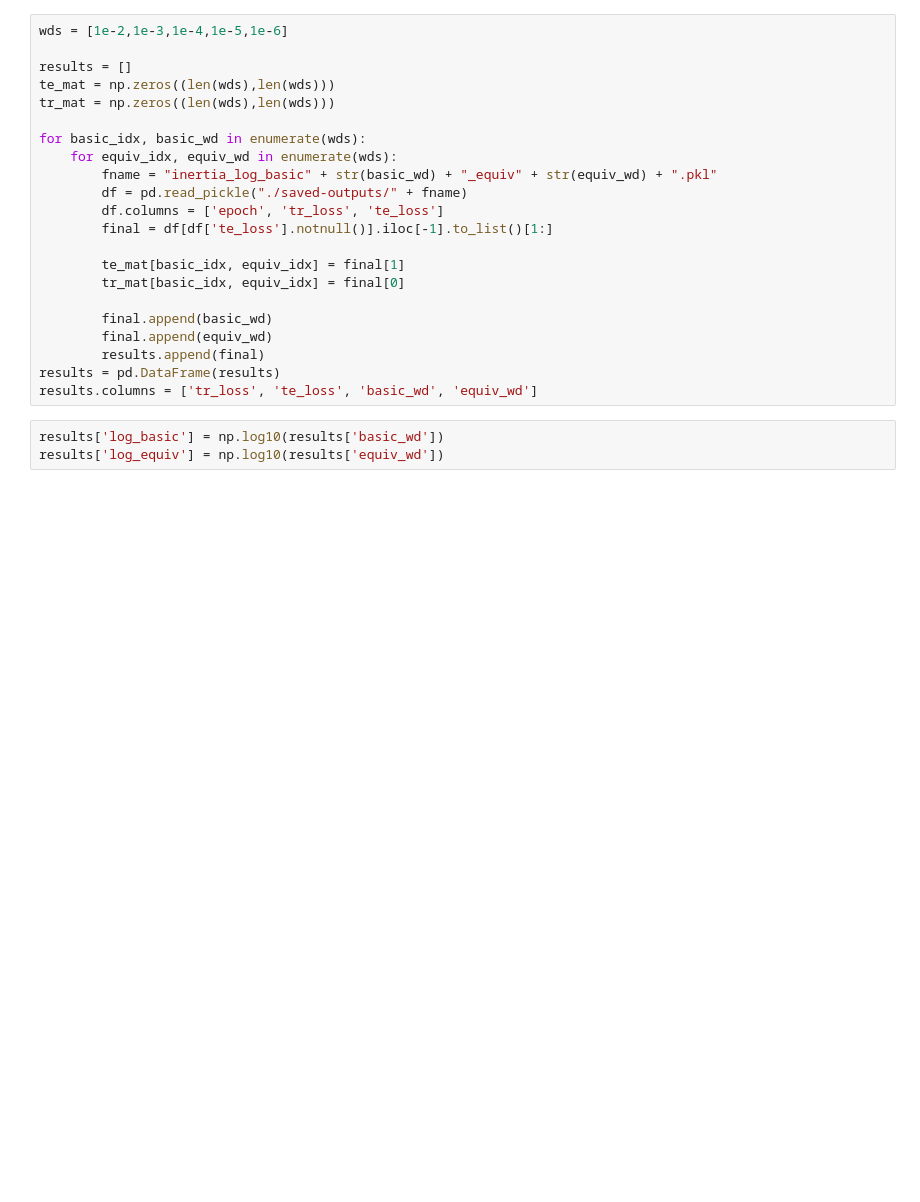
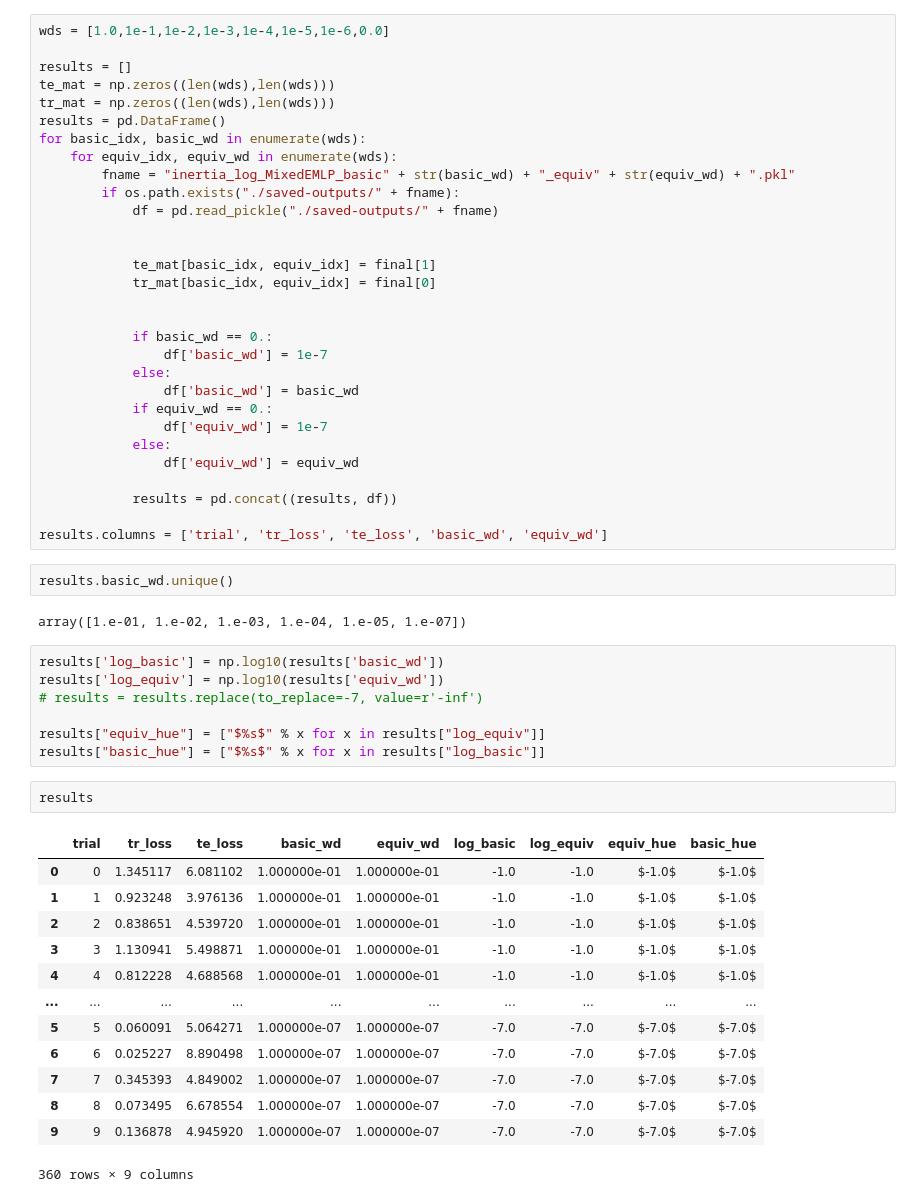
Before and after one commit to mfinzi/residual-pathway-priors, a Jupyter notebook: experiments/prior-var-ablation/modified_inertia_plotter.ipynb, the cells around one changed output. Cells and saved outputs as stored; diff of their text form; blank space fills up the shorter version.

```diff
--- a/experiments/prior-var-ablation/modified_inertia_plotter.ipynb
+++ b/experiments/prior-var-ablation/modified_inertia_plotter.ipynb
@@ -6,26 +15,58 @@ import seaborn as sns
 # %%
-wds = [1e-2,1e-3,1e-4,1e-5,1e-6]
+wds = [1.0,1e-1,1e-2,1e-3,1e-4,1e-5,1e-6,0.0]
 
 results = []
 te_mat = np.zeros((len(wds),len(wds)))
 tr_mat = np.zeros((len(wds),len(wds)))
-
+results = pd.DataFrame()
 for basic_idx, basic_wd in enumerate(wds):
     for equiv_idx, equiv_wd in enumerate(wds):
-        fname = "inertia_log_basic" + str(basic_wd) + "_equiv" + str(equiv_wd) + ".pkl"
-        df = pd.read_pickle("./saved-outputs/" + fname)
-        df.columns = ['epoch', 'tr_loss', 'te_loss']
-        final = df[df['te_loss'].notnull()].iloc[-1].to_list()[1:]
+        fname = "inertia_log_MixedEMLP_basic" + str(basic_wd) + "_equiv" + str(equiv_wd) + ".pkl"
+        if os.path.exists("./saved-outputs/" + fname):
+            df = pd.read_pickle("./saved-outputs/" + fname)
 
-        te_mat[basic_idx, equiv_idx] = final[1]
-        tr_mat[basic_idx, equiv_idx] = final[0]
 
-        final.append(basic_wd)
-        final.append(equiv_wd)
-        results.append(final)
-results = pd.DataFrame(results)
-results.columns = ['tr_loss', 'te_loss', 'basic_wd', 'equiv_wd']
+            te_mat[basic_idx, equiv_idx] = final[1]
+            tr_mat[basic_idx, equiv_idx] = final[0]
+
+
+            if basic_wd == 0.:
+                df['basic_wd'] = 1e-7
+            else:
+                df['basic_wd'] = basic_wd
+            if equiv_wd == 0.:
+                df['equiv_wd'] = 1e-7
+            else:
+                df['equiv_wd'] = equiv_wd
+
+            results = pd.concat((results, df))
+
+results.columns = ['trial', 'tr_loss', 'te_loss', 'basic_wd', 'equiv_wd']
+# %%
+results.basic_wd.unique()
+# %% [output]
+array([1.e-01, 1.e-02, 1.e-03, 1.e-04, 1.e-05, 1.e-07])
 # %%
 results['log_basic'] = np.log10(results['basic_wd'])
 results['log_equiv'] = np.log10(results['equiv_wd'])
+# results = results.replace(to_replace=-7, value=r'-inf')
+
+results["equiv_hue"] = ["$%s$" % x for x in results["log_equiv"]]
+results["basic_hue"] = ["$%s$" % x for x in results["log_basic"]]
+# %%
+results
+# %% [output]
+|  | trial | tr_loss | te_loss | basic_wd | equiv_wd | log_basic | log_equiv | equiv_hue | basic_hue |
+| 0 | 0 | 1.345117 | 6.081102 | 1.000000e-01 | 1.000000e-01 | -1.0 | -1.0 | $-1.0$ | $-1.0$ |
+| 1 | 1 | 0.923248 | 3.976136 | 1.000000e-01 | 1.000000e-01 | -1.0 | -1.0 | $-1.0$ | $-1.0$ |
+| 2 | 2 | 0.838651 | 4.539720 | 1.000000e-01 | 1.000000e-01 | -1.0 | -1.0 | $-1.0$ | $-1.0$ |
+| 3 | 3 | 1.130941 | 5.498871 | 1.000000e-01 | 1.000000e-01 | -1.0 | -1.0 | $-1.0$ | $-1.0$ |
+| 4 | 4 | 0.812228 | 4.688568 | 1.000000e-01 | 1.000000e-01 | -1.0 | -1.0 | $-1.0$ | $-1.0$ |
+| ... | ... | ... | ... | ... | ... | ... | ... | ... | ... |
+| 5 | 5 | 0.060091 | 5.064271 | 1.000000e-07 | 1.000000e-07 | -7.0 | -7.0 | $-7.0$ | $-7.0$ |
+| 6 | 6 | 0.025227 | 8.890498 | 1.000000e-07 | 1.000000e-07 | -7.0 | -7.0 | $-7.0$ | $-7.0$ |
+| 7 | 7 | 0.345393 | 4.849002 | 1.000000e-07 | 1.000000e-07 | -7.0 | -7.0 | $-7.0$ | $-7.0$ |
+| 8 | 8 | 0.073495 | 6.678554 | 1.000000e-07 | 1.000000e-07 | -7.0 | -7.0 | $-7.0$ | $-7.0$ |
+| 9 | 9 | 0.136878 | 4.945920 | 1.000000e-07 | 1.000000e-07 | -7.0 | -7.0 | $-7.0$ | $-7.0$ |
+360 rows × 9 columns
 # %%
```
Also changed, not shown: parts of 15 cells of this notebook, 11 other files.
